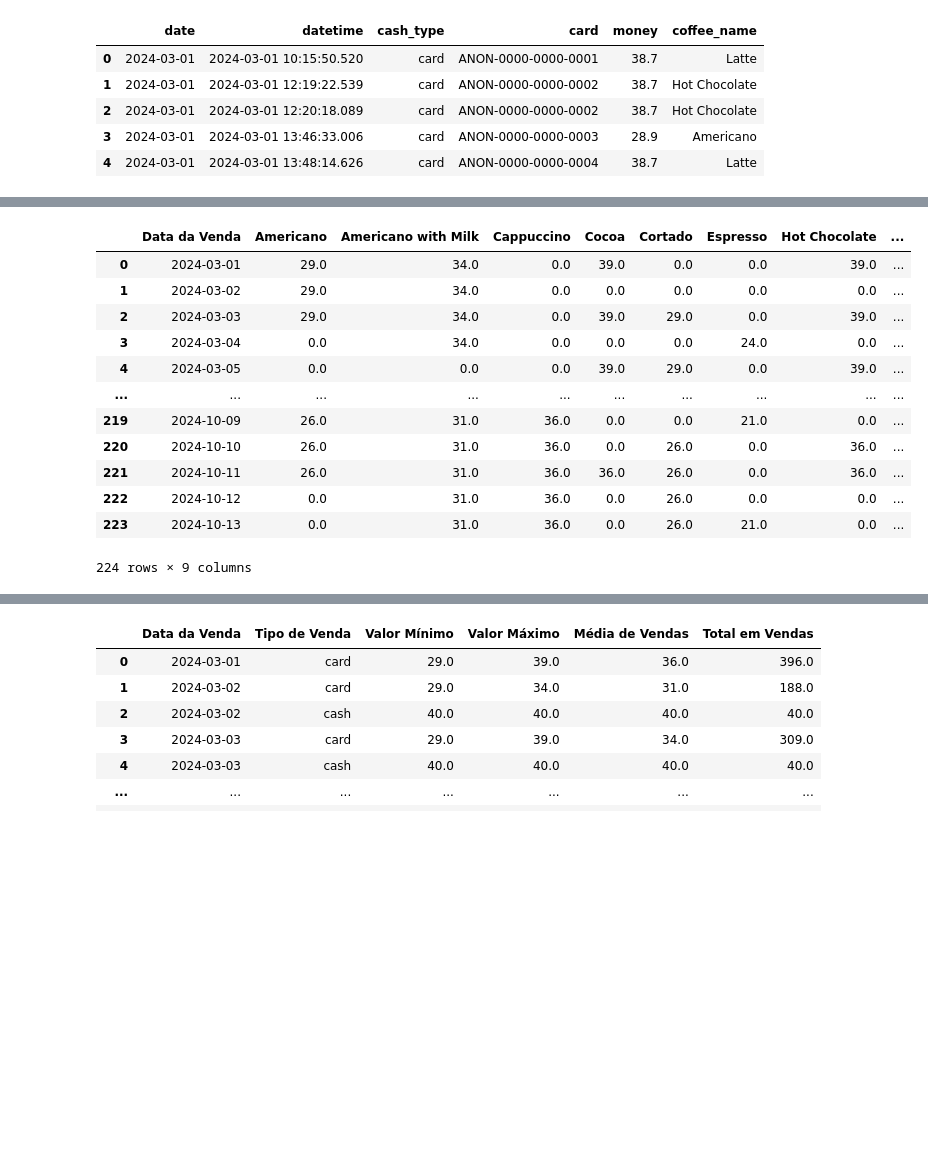
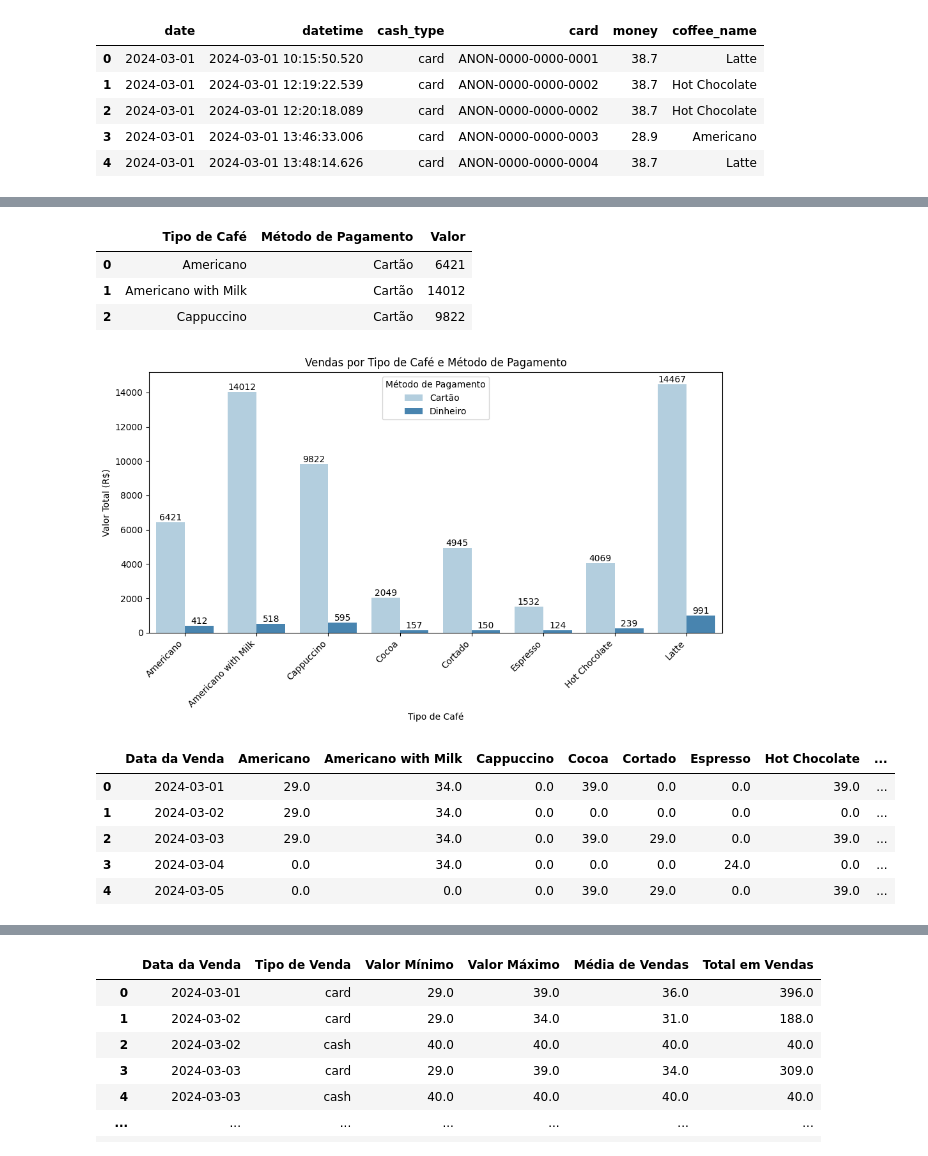
Before and after one commit to ryanrodr/coffee-sales-analysis, a Jupyter notebook: notebooks/analise_exploratoria.ipynb, the cells around one changed output, grey strips where cells are left out. Saved outputs shown, nothing was run; the diff lists cells and outputs as text; code cells hidden in the pictures; blank space fills up the shorter version.

Commit message:
Adiciona visualizações gráficas com seaborn para as tabelas de frequência

```diff
--- a/notebooks/analise_exploratoria.ipynb
+++ b/notebooks/analise_exploratoria.ipynb
@@ -134,27 +179,54 @@ tb_frequencia_cafe
+# %%
+# Transformar os dados para o formato longo
+metodo_pagamento_long = pd.melt(metodo_pagamento, id_vars='Tipo de Café',
+                                value_vars=['Cartão', 'Dinheiro'],
+                                var_name='Método de Pagamento',
+                                value_name='Valor')
+metodo_pagamento_long.head(3)
+# %% [output]
+|  | Tipo de Café | Método de Pagamento | Valor |
+| 0 | Americano | Cartão | 6421 |
+| 1 | Americano with Milk | Cartão | 14012 |
+| 2 | Cappuccino | Cartão | 9822 |
+# %%
+plt.figure(figsize=(10,6))
+ax = sns.barplot(data=metodo_pagamento_long,
+                 x='Tipo de Café',
+                 y='Valor',
+                 hue='Método de Pagamento',
+                 palette='Blues')
+
+plt.title('Vendas por Tipo de Café e Método de Pagamento')
+plt.ylabel('Valor Total (R$)')
+plt.xlabel('Tipo de Café')
+plt.xticks(rotation=45, ha='right')
+plt.tight_layout()
+
+# Adicionar rótulos de dados usando ax.bar_label()
+for container in ax.containers:
+    ax.bar_label(container)
+
+plt.show()
+# %% [output]
+[figure, added]
 # %%
 # Cria a tabela de vendas por data e tipo de café
 tb_vendas_dia = pd.pivot_table(df, index='date', columns='coffee_name', values='money')
 
 # Ajusta o nome da coluna e reseta o índice
 tb_vendas_dia.rename_axis('Data da Venda', inplace=True)
 tb_vendas_dia.reset_index(inplace=True)
 tb_vendas_dia.columns.name = None
 
 # Substitui valores ausentes por 0
 tb_vendas_dia = tb_vendas_dia.fillna(0)
 tb_vendas_dia = tb_vendas_dia.round()
-tb_vendas_dia
+tb_vendas_dia['Total'] = tb_vendas_dia.drop(['Data da Venda'], axis=1).sum(axis=1)
+tb_vendas_dia.head()
 # %% [output]
 |  | Data da Venda | Americano | Americano with Milk | Cappuccino | Cocoa | Cortado | Espresso | Hot Chocolate | ... |
 | 0 | 2024-03-01 | 29.0 | 34.0 | 0.0 | 39.0 | 0.0 | 0.0 | 39.0 | ... |
 | 1 | 2024-03-02 | 29.0 | 34.0 | 0.0 | 0.0 | 0.0 | 0.0 | 0.0 | ... |
 | 2 | 2024-03-03 | 29.0 | 34.0 | 0.0 | 39.0 | 29.0 | 0.0 | 39.0 | ... |
 | 3 | 2024-03-04 | 0.0 | 34.0 | 0.0 | 0.0 | 0.0 | 24.0 | 0.0 | ... |
 | 4 | 2024-03-05 | 0.0 | 0.0 | 0.0 | 39.0 | 29.0 | 0.0 | 39.0 | ... |
-| ... | ... | ... | ... | ... | ... | ... | ... | ... | ... |
-| 219 | 2024-10-09 | 26.0 | 31.0 | 36.0 | 0.0 | 0.0 | 21.0 | 0.0 | ... |
-| 220 | 2024-10-10 | 26.0 | 31.0 | 36.0 | 0.0 | 26.0 | 0.0 | 36.0 | ... |
-| 221 | 2024-10-11 | 26.0 | 31.0 | 36.0 | 36.0 | 26.0 | 0.0 | 36.0 | ... |
-| 222 | 2024-10-12 | 0.0 | 31.0 | 36.0 | 0.0 | 26.0 | 0.0 | 0.0 | ... |
-| 223 | 2024-10-13 | 0.0 | 31.0 | 36.0 | 0.0 | 26.0 | 21.0 | 0.0 | ... |
-224 rows × 9 columns
```
Also changed, not shown: parts of 5 cells of this notebook.
